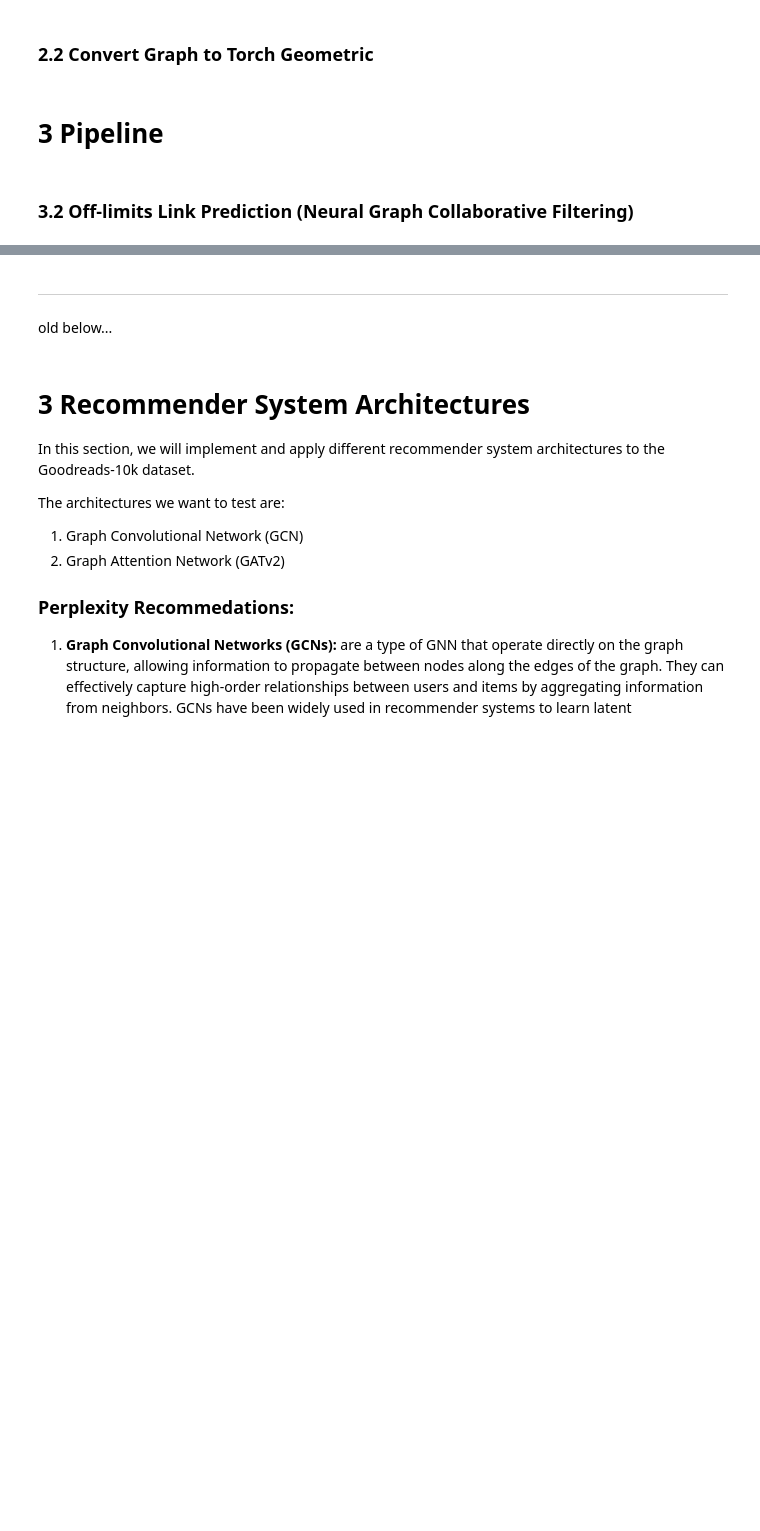
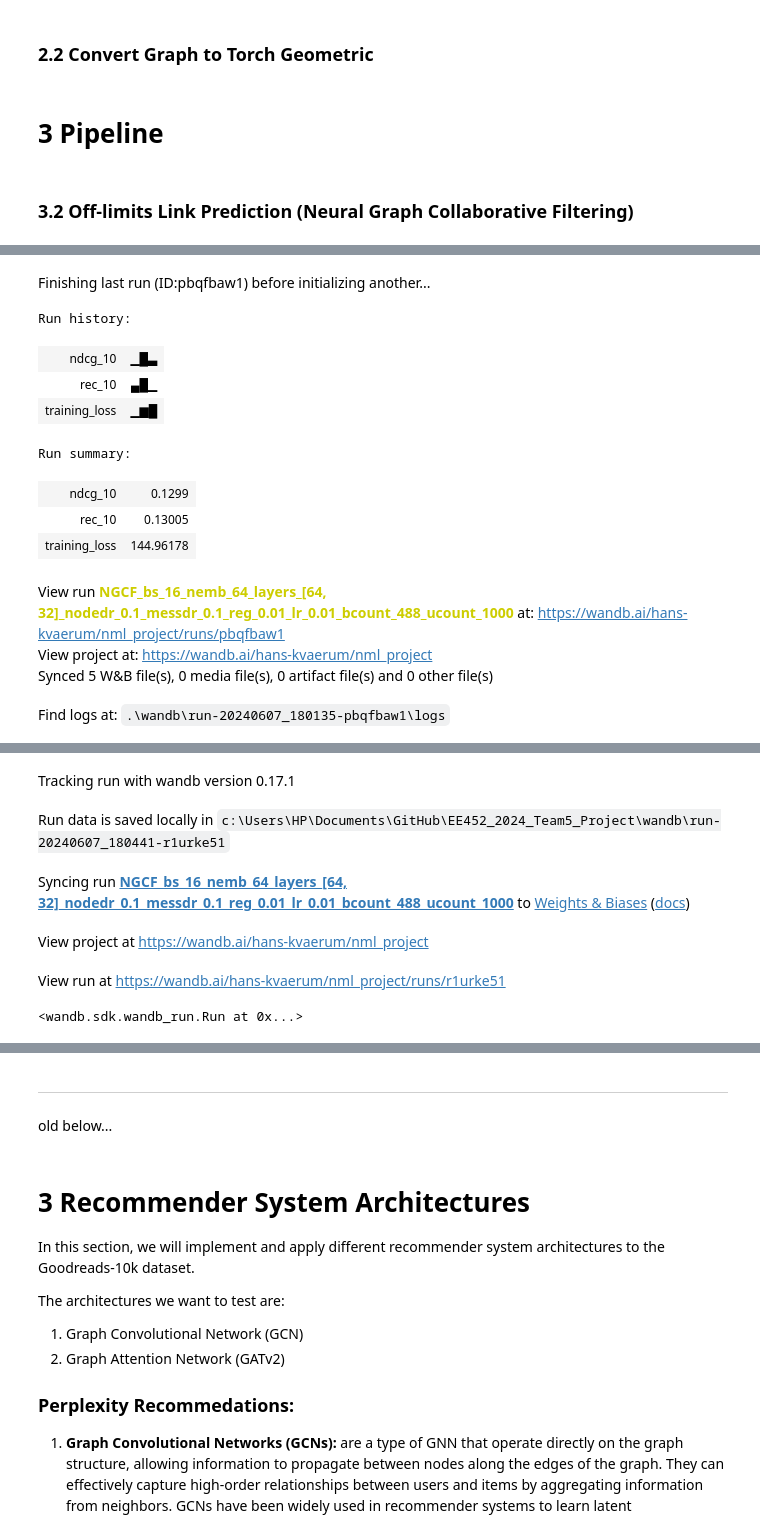
Before and after one commit to kaedejohnson/EE452_2024_Team5_Project, a Jupyter notebook: notebook.ipynb, the cells around one changed output, grey strips where cells are left out. Drawn from its saved outputs; the diff is of its cells as text; code cells hidden in the pictures; blank space fills up the shorter version.

```diff
--- a/notebook.ipynb
+++ b/notebook.ipynb
@@ -71,8 +71,8 @@ Using the ratings dataset of the Goodreads-10k dataset, we want to create a dire
 # %% [markdown]
 Sample the dataset to work with a smaller graph:
 # %%
-sample_nodes_books = nodes_books #.sample(500)
-sample_nodes_users = nodes_users #.sample(1000)
+sample_nodes_books = nodes_books.sample(500)
+sample_nodes_users = nodes_users.sample(1000)
 sample_edges_ratings = ratings[(ratings.book_id.isin(sample_nodes_books.book_id)) & (ratings.user_id.isin(sample_nodes_users.user_id))]
 # %% [markdown]
 Construct a networkx graph:
@@ -228,0 +197,67 @@ eval_N = 5 # how often to print results
+# %%
+# set hyperparameters
+batch_size = 16
+layers = [64, 32]
+emb_dim = 64
+lr = 0.01
+reg = 0.01
+mess_dropout = 0.1
+node_dropout = 0.1
+k = 10
+n_epochs = 20
+user_count = len(user_to_idx_map.keys())
+book_count = len(book_to_idx_map.keys())
+save_results = True
+eval_N = 1 # how often to print eval results
+
+# create model name
+modelname =  "NGCF" + \
+    "_bs_" + str(batch_size) + \
+    "_nemb_" + str(emb_dim) + \
+    "_layers_" + str(layers) + \
+    "_nodedr_" + str(node_dropout) + \
+    "_messdr_" + str(mess_dropout) + \
+    "_reg_" + str(reg) + \
+    "_lr_"  + str(lr) + \
+    "_bcount_" + str(book_count) + \
+    "_ucount_" + str(user_count)
+
+# set wandb init
+wandb.init(
+
+    # set the wandb project where this run will be logged
+    project="nml_project",
+
+    # name run
+    name=modelname,
+
+    # track hyperparameters and run metadata
+    config={
+    "architecture": "NGCF",
+    "batch_size": batch_size,
+    "layers": layers,
+    "emb_dim": emb_dim,
+    "lr": lr,
+    "reg": reg,
+    "mess_dropout": mess_dropout,
+    "node_dropout": node_dropout,
+    "k": k,
+    "epochs": n_epochs,
+    "user_count": user_count,
+    "book_count": book_count,
+    }
+)
+# %% [output]
+Finishing last run (ID:pbqfbaw1) before initializing another...
+Run history:
+| ndcg_10 | ▁█▃ |
+| rec_10 | ▄█▁ |
+| training_loss | ▁▆█ |
+Run summary:
+| ndcg_10 | 0.1299 |
+| rec_10 | 0.13005 |
+| training_loss | 144.96178 |
+View run NGCF_bs_16_nemb_64_layers_[64, 32]_nodedr_0.1_messdr_0.1_reg_0.01_lr_0.01_bcount_488_ucount_1000 at: https://wandb.ai/hans-kvaerum/nml_project/runs/pbqfbaw1
+View project at: https://wandb.ai/hans-kvaerum/nml_project
+Synced 5 W&B file(s), 0 media file(s), 0 artifact file(s) and 0 other file(s)
+Find logs at: .\wandb\run-20240607_180135-pbqfbaw1\logs
@@ -229 +265,7 @@ eval_N = 5 # how often to print results
+Tracking run with wandb version 0.17.1
+Run data is saved locally in c:\Users\HP\Documents\GitHub\EE452_2024_Team5_Project\wandb\run-20240607_180441-r1urke51
+Syncing run NGCF_bs_16_nemb_64_layers_[64, 32]_nodedr_0.1_messdr_0.1_reg_0.01_lr_0.01_bcount_488_ucount_1000 to Weights & Biases (docs)
+View project at https://wandb.ai/hans-kvaerum/nml_project
+View run at https://wandb.ai/hans-kvaerum/nml_project/runs/r1urke51
+<wandb.sdk.wandb_run.Run at 0x...>
 # %%
```
Also changed, not shown: parts of 16 cells of this notebook, 51 other files.
